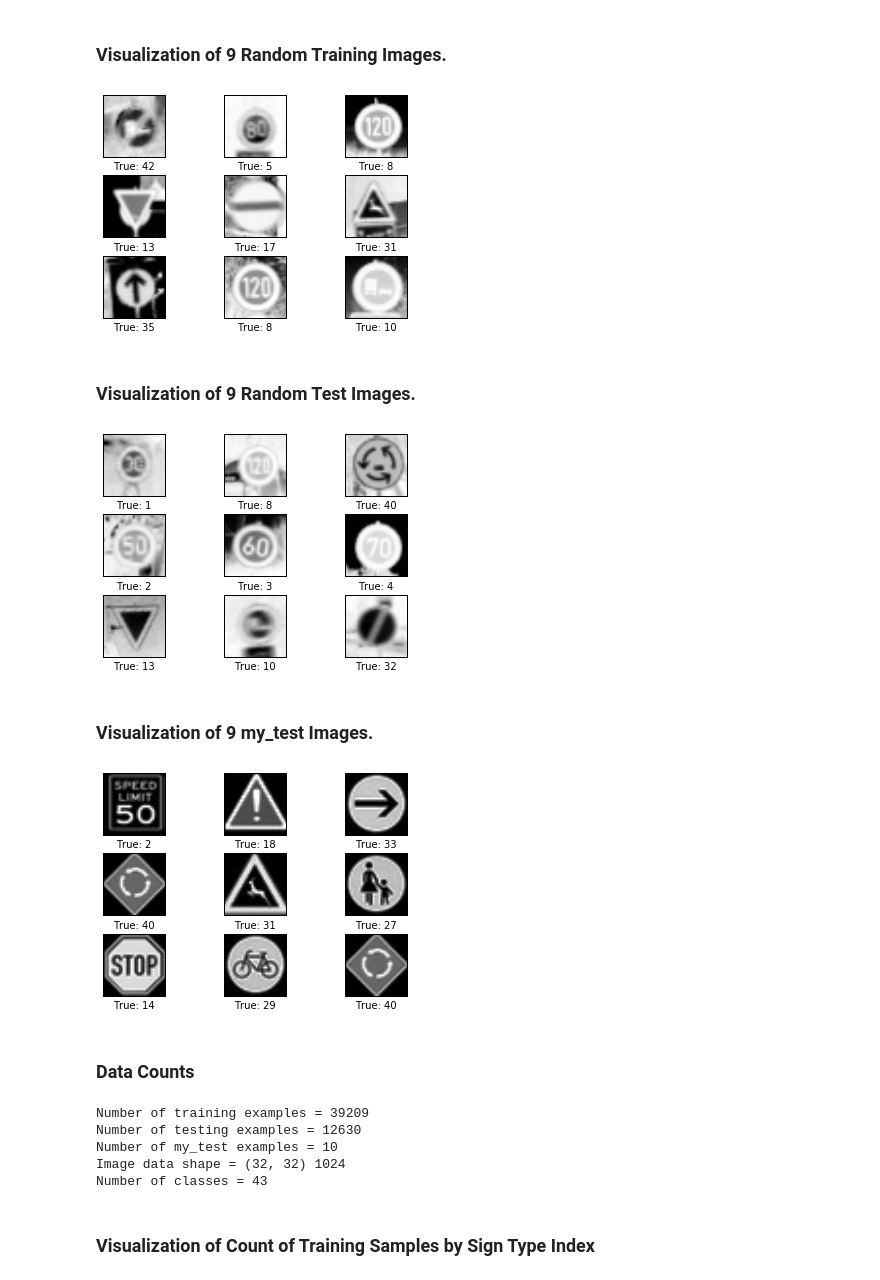
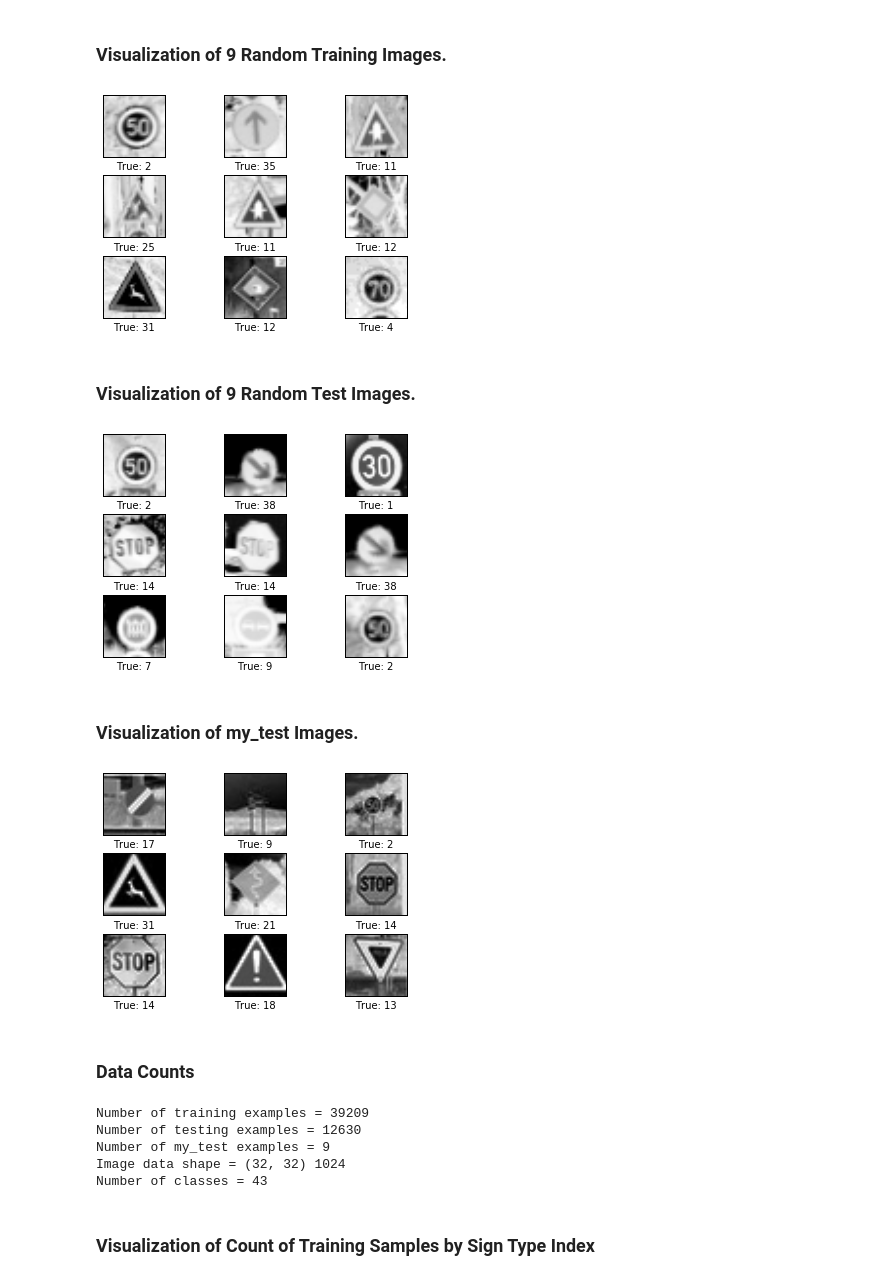
Before and after one commit to bkapsalis/Predict_Traffic_Signs_From_Images, a Jupyter notebook: Traffic_Signs_Recognition.ipynb, the cells around one changed output. Cells and saved outputs as stored; diff of their text form; code cells hidden in the pictures.

```diff
--- a/Traffic_Signs_Recognition.ipynb
+++ b/Traffic_Signs_Recognition.ipynb
@@ -45,15 +49,15 @@ from IPython.display import Image
 # %%
-image0 = mpimg.imread('Speed limit (30).jpg')
-image1 = mpimg.imread('Roundabout mandatory.jpg')
-image2 = mpimg.imread('General caution.jpg')
-image3 = mpimg.imread('Wild animals crossing.jpg')
-image4 = mpimg.imread('Speed limit (50).jpg')
-image5 = mpimg.imread('Speed limit (60).jpg')
-image6 = mpimg.imread('Bicycles crossing.jpg')
-image7 = mpimg.imread('Pedestrians.jpg')
-image8 = mpimg.imread('Stop.jpg')
-image9 = mpimg.imread('Turn right ahead.jpg')
+image0 = mpimg.imread('Yield.jpg')
+image1 = mpimg.imread('General_caution.jpg')
+image2 = mpimg.imread('Stop2.jpg')
+image3 = mpimg.imread('Stop3.jpg')
+image4 = mpimg.imread('Double_curve.jpg')
+image5 = mpimg.imread('No_entry.jpg')
+image6 = mpimg.imread('Speed_limit_(50).jpg')
+image7 = mpimg.imread('No_passing.jpg')
+image8 = mpimg.imread('Wild_animals_crossing.jpg')
 # %%
-my_test_X = np.array([image0, image1, image2, image3, image4, image5, image6, image7, image8, image9])
-#my_test_y = np.array([ 1, 40, 18, 31, 2, 3, 29, 27, 14, 33], dtype=uint8)
-my_test_y = np.array([ 1, 40, 18, 31, 2, 3, 29, 27, 14, 33])
+print(image1.shape)
+my_test_X = np.array([image0, image1, image2, image3, image4, image5, image6, image7, image8])
+my_test_y = np.array([ 13, 18, 14, 14, 21, 17, 2, 9, 31])
+my_test_y2 = my_test_y
@@ -151,38 +173,38 @@ def plot_images(images, cls_true, cls_pred=None):
 ### Visualization of 9 Random Training Images.
 # %%
 #Random selection of 9 images from X_train.
-idx = np.random.randint(X_train.shape[0], size=9)
+idx = np.random.choice(X_train.shape[0], size=9, replace=False)
 images = X_train[idx,:]
 # Get the true classes for those images.
 cls_true = y_train[idx]
 # Plot the images and labels using our helper-function above.
 plot_images(images=images, cls_true=cls_true)
 # %% [output]
-[figure, old version]
+[figure, new version]
 # %% [markdown]
 ### Visualization of 9 Random Test Images.
 # %%
-#Random selection of 9 images from X_test.
-idx = np.random.randint(X_test.shape[0], size=9)
+#Random selection of 9 images from X_train.
+idx = np.random.choice(X_test.shape[0], size=9, replace=False)
 images = X_test[idx,:]
 # Get the true classes for those images.
 cls_true = y_test[idx]
 # Plot the images and labels using our helper-function above.
 plot_images(images=images, cls_true=cls_true)
 # %% [output]
-[figure, old version]
+[figure, new version]
 # %% [markdown]
-### Visualization of 9 my_test Images.
+### Visualization of my_test Images.
 # %%
 #Random selection of 9 images from my_test_X.
-idx = np.random.randint(my_test_X.shape[0], size=9)
+idx = np.random.choice(my_test_X.shape[0], size=9, replace=False)
 images = my_test_X[idx,:]
 # Get the true classes for those images.
 cls_true = my_test_y[idx]
 # Plot the images and labels using our helper-function above.
 plot_images(images=images, cls_true=cls_true)
 # %% [output]
-[figure, old version]
+[figure, new version]
 # %% [markdown]
 ### Data Counts
 # %%
@@ -213,6 +235,6 @@ print("Number of classes =", n_classes, )
 # %% [output]
 Number of training examples = 39209
 Number of testing examples = 12630
-Number of my_test examples = 10
+Number of my_test examples = 9
 Image data shape = (32, 32) 1024
 Number of classes = 43
```
Also changed, not shown: parts of 72 cells of this notebook, 16 other files.
